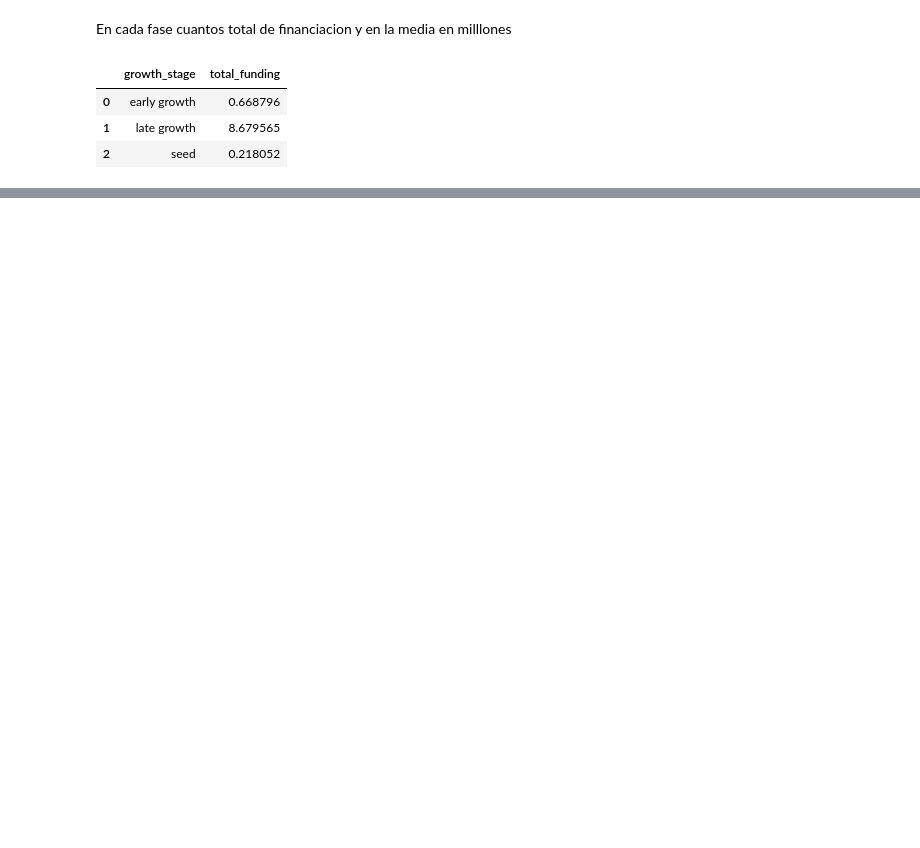
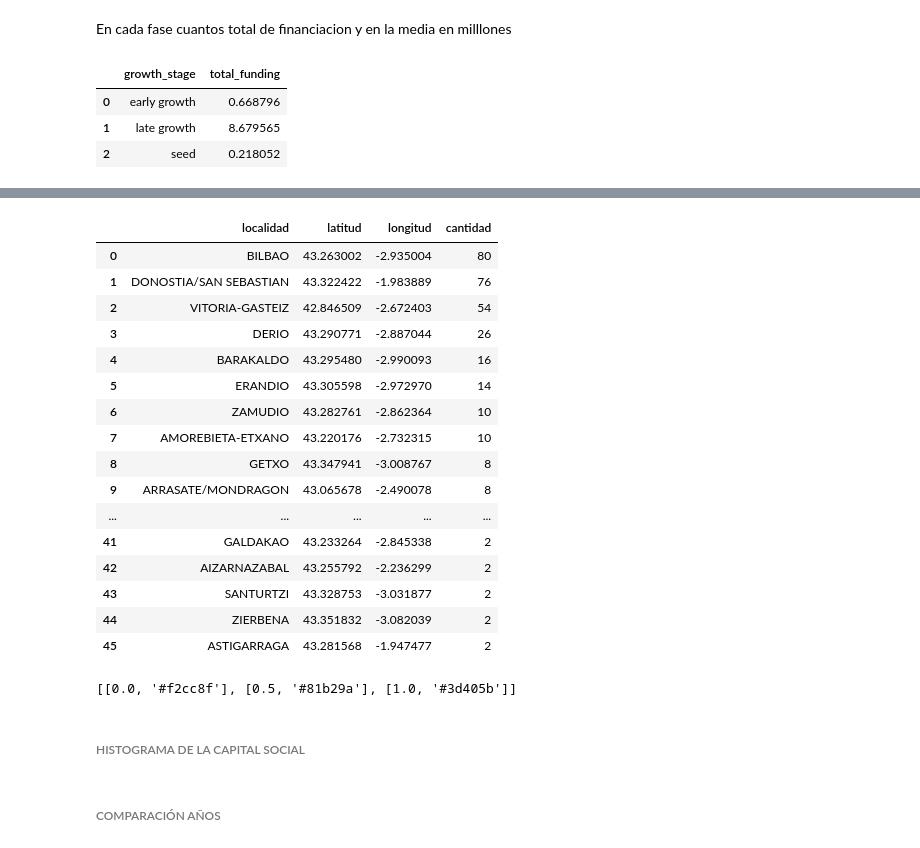
Before and after one commit to unaimleal/spri_reto_07_morado, a Jupyter notebook: Análsis descriptivo.ipynb, the cells around one changed output, grey strips where cells are left out. Cells and saved outputs as stored; diff of their text form; code cells hidden in the pictures; blank space fills up the shorter version.

```diff
--- a/Análsis descriptivo.ipynb
+++ b/Análsis descriptivo.ipynb
@@ -88,0 +97,3 @@ a.set_index('growth_stage').plot(kind='bar')
+# %%
+grupo_lugares = df_graficos['Localidad'].value_counts().reset_index()
+grupo_lugares
@@ -88,0 +118,3 @@ a.set_index('growth_stage').plot(kind='bar')
+# %%
+lugar = grupo_lugares['index']
+lugar.to_list()
@@ -88,0 +139,10 @@ a.set_index('growth_stage').plot(kind='bar')
+# %%
+latitud = []
+longitud = []
+
+for i in lugar:
+    address=i
+    geolocator = Nominatim(user_agent="Your_Name")
+    location = geolocator.geocode(address)
+    latitud.append(location.latitude)
+    longitud.append(location.longitude)
@@ -88,0 +165,21 @@ a.set_index('growth_stage').plot(kind='bar')
+# %%
+coordenadas = pd.DataFrame(list(zip(lugar, latitud, longitud, grupo_lugares['Localidad'])),columns =['localidad', 'latitud', 'longitud', 'cantidad'])
+coordenadas
+# %% [output]
+|  | localidad | latitud | longitud | cantidad |
+| 0 | BILBAO | 43.263002 | -2.935004 | 80 |
+| 1 | DONOSTIA/SAN SEBASTIAN | 43.322422 | -1.983889 | 76 |
+| 2 | VITORIA-GASTEIZ | 42.846509 | -2.672403 | 54 |
+| 3 | DERIO | 43.290771 | -2.887044 | 26 |
+| 4 | BARAKALDO | 43.295480 | -2.990093 | 16 |
+| 5 | ERANDIO | 43.305598 | -2.972970 | 14 |
+| 6 | ZAMUDIO | 43.282761 | -2.862364 | 10 |
+| 7 | AMOREBIETA-ETXANO | 43.220176 | -2.732315 | 10 |
+| 8 | GETXO | 43.347941 | -3.008767 | 8 |
+| 9 | ARRASATE/MONDRAGON | 43.065678 | -2.490078 | 8 |
+| ... | ... | ... | ... | ... |
+| 41 | GALDAKAO | 43.233264 | -2.845338 | 2 |
+| 42 | AIZARNAZABAL | 43.255792 | -2.236299 | 2 |
+| 43 | SANTURTZI | 43.328753 | -3.031877 | 2 |
+| 44 | ZIERBENA | 43.351832 | -3.082039 | 2 |
+| 45 | ASTIGARRAGA | 43.281568 | -1.947477 | 2 |
@@ -88,0 +189,6 @@ a.set_index('growth_stage').plot(kind='bar')
+# %%
+gyr = ['#f2cc8f', '#81b29a','#3d405b']
+colorscale = [[i/(len(gyr)-1), c] for i, c in enumerate(gyr)]
+colorscale
+# %% [output]
+[[0.0, '#f2cc8f'], [0.5, '#81b29a'], [1.0, '#3d405b']]
@@ -88,0 +203,2 @@ a.set_index('growth_stage').plot(kind='bar')
+# %% [markdown]
+###### HISTOGRAMA DE LA CAPITAL SOCIAL ######
@@ -88,0 +208,2 @@ a.set_index('growth_stage').plot(kind='bar')
+# %% [markdown]
+###### COMPARACIÓN AÑOS ######
```
Also changed, not shown: parts of 64 cells of this notebook, 1 other file.
